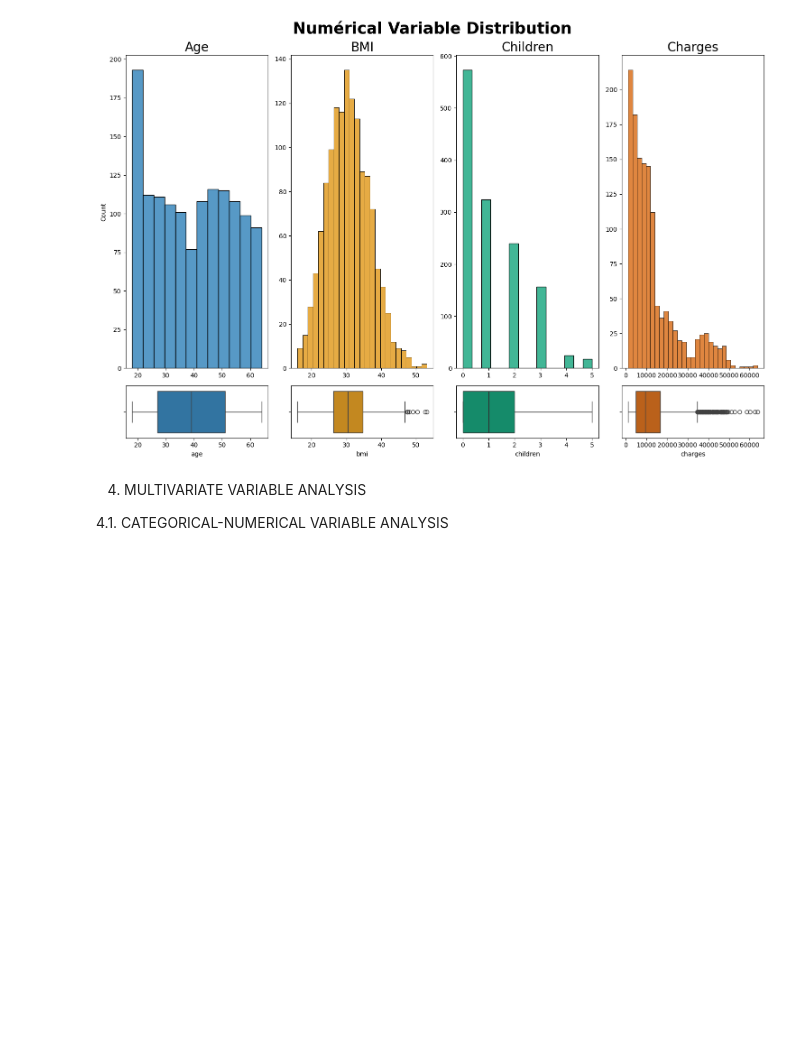
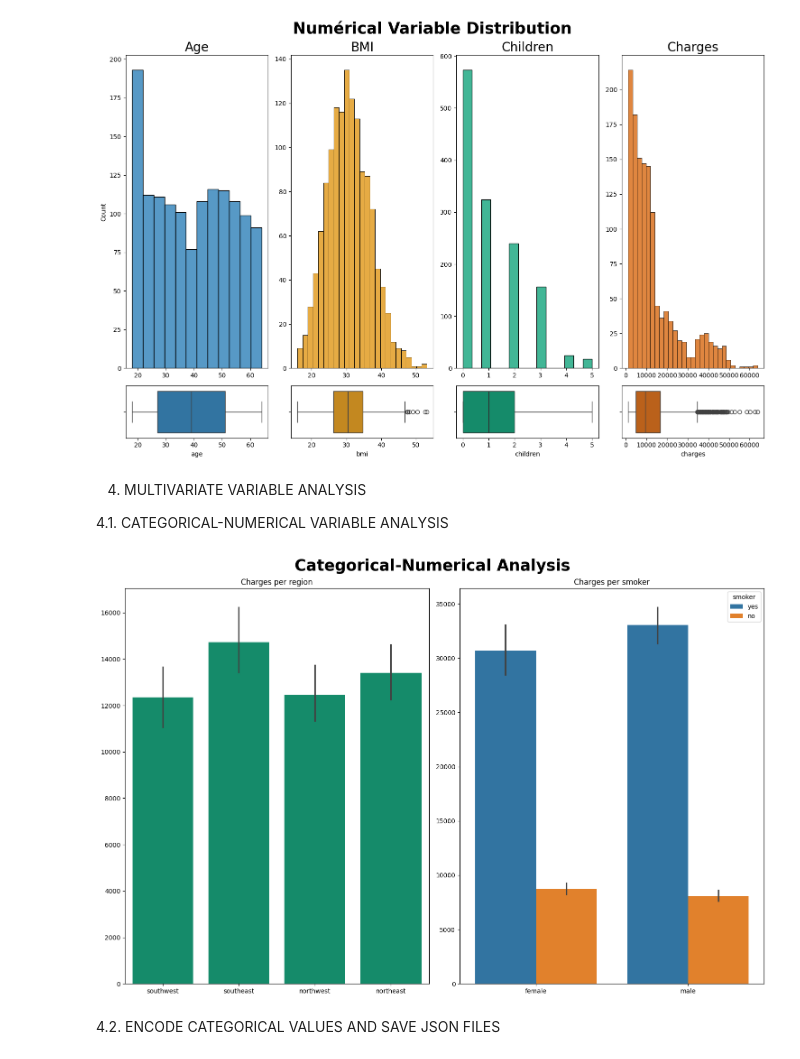
Before and after one commit to PeyraHub/EDA_medical_insurance, a Jupyter notebook: src/EDA.ipynb, the cells around one changed output. Drawn from its saved outputs; the diff is of its cells as text; code cells hidden in the pictures; blank space fills up the shorter version.

```diff
--- a/src/EDA.ipynb
+++ b/src/EDA.ipynb
@@ -223,3 +231,16 @@ plt.show()
 4. MULTIVARIATE VARIABLE ANALYSIS
 
 4.1. CATEGORICAL-NUMERICAL VARIABLE ANALYSIS
+# %%
+fig, axis = plt.subplots(1, 2, figsize = (15, 10))
+fig.suptitle("Categorical-Numerical Analysis", fontsize=25, fontweight='bold')
+
+sns.barplot(ax = axis[0], data = df, x="region", y = "charges", color=sns.color_palette("colorblind")[2]).set(xlabel= None, ylabel=None, title="Charges per region")
+sns.barplot(ax = axis[1], data = df, x="sex", y = "charges", hue="smoker").set(xlabel=None, ylabel=None, title="Charges per smoker")
+
+plt.tight_layout()
+plt.show()
+# %% [output]
+[figure, added]
+# %% [markdown]
+4.2. ENCODE CATEGORICAL VALUES AND SAVE JSON FILES
```
Also changed, not shown: parts of 36 cells of this notebook, 27 other files.
